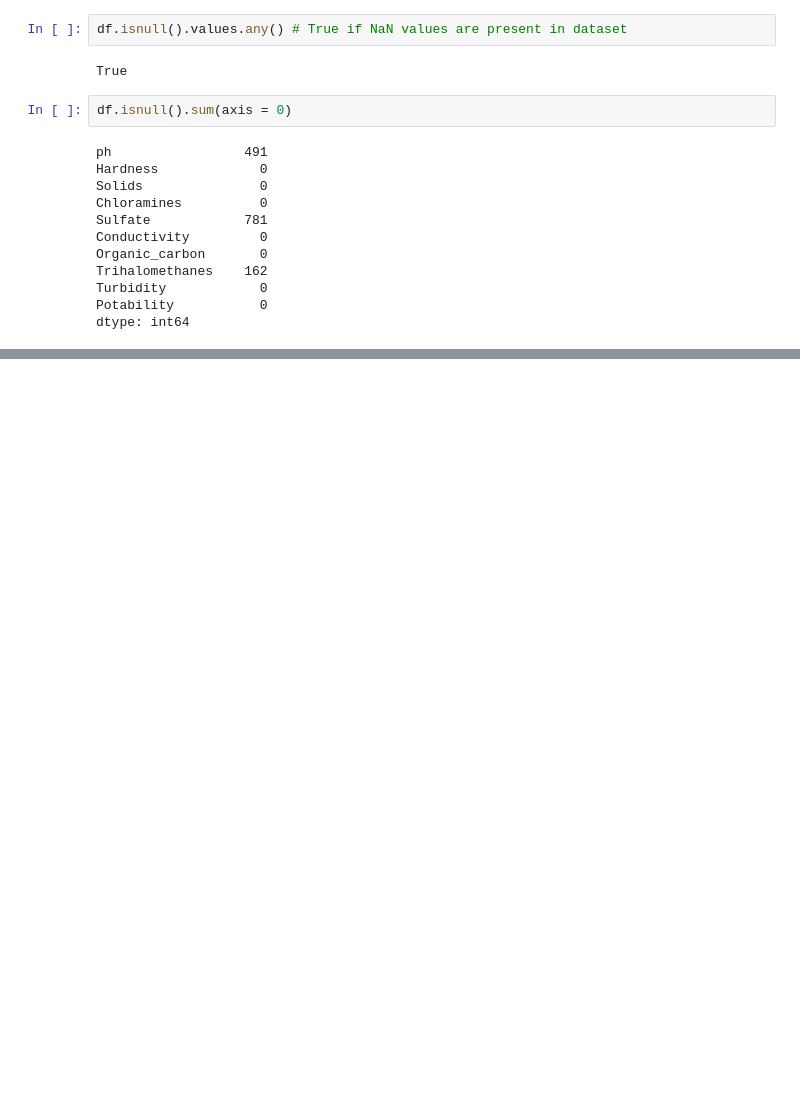
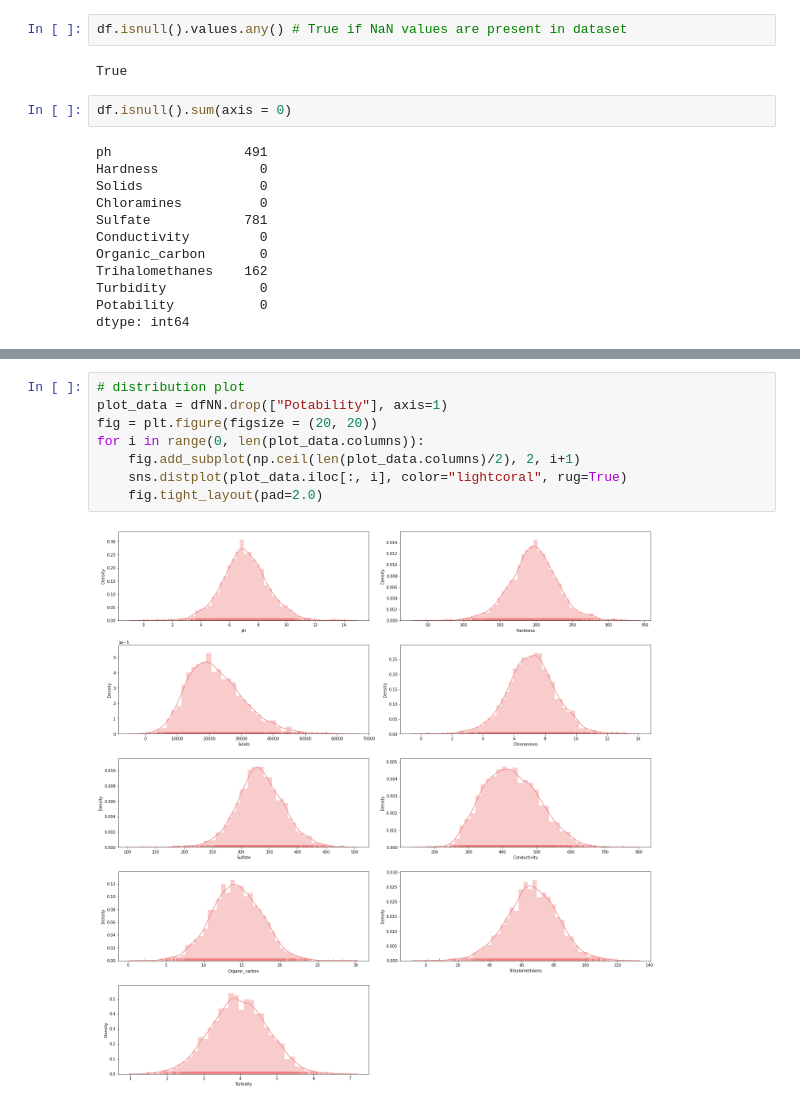
Before and after one commit to stejul/waterQualityDS, a Jupyter notebook: eda/EDA.ipynb, the cells around one changed output, grey strips where cells are left out. Cells and saved outputs as stored; diff of their text form; blank space fills up the shorter version.

```diff
--- a/eda/EDA.ipynb
+++ b/eda/EDA.ipynb
@@ -111,0 +158,10 @@ AttributeError: 'NoneType' object has no attribute 'tail'
+# %%
+# distribution plot
+plot_data = dfNN.drop(["Potability"], axis=1)
+fig = plt.figure(figsize = (20, 20))
+for i in range(0, len(plot_data.columns)):
+    fig.add_subplot(np.ceil(len(plot_data.columns)/2), 2, i+1)
+    sns.distplot(plot_data.iloc[:, i], color="lightcoral", rug=True)
+    fig.tight_layout(pad=2.0)
+# %% [output]
+[figure, added]
```
Also changed, not shown: parts of 6 cells of this notebook.
